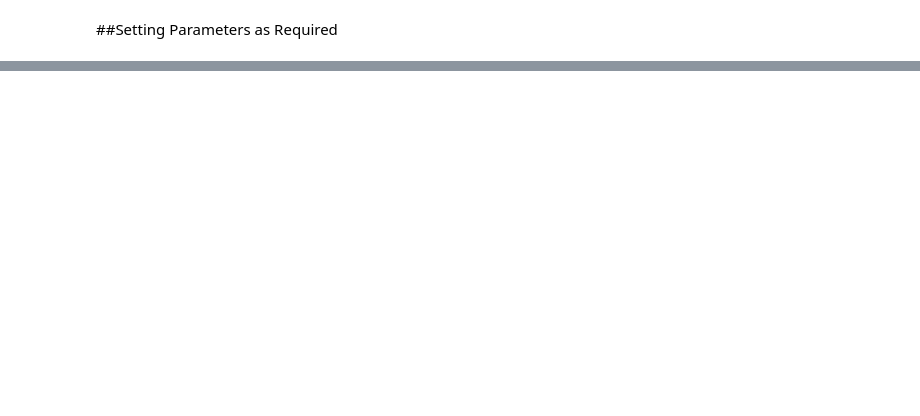
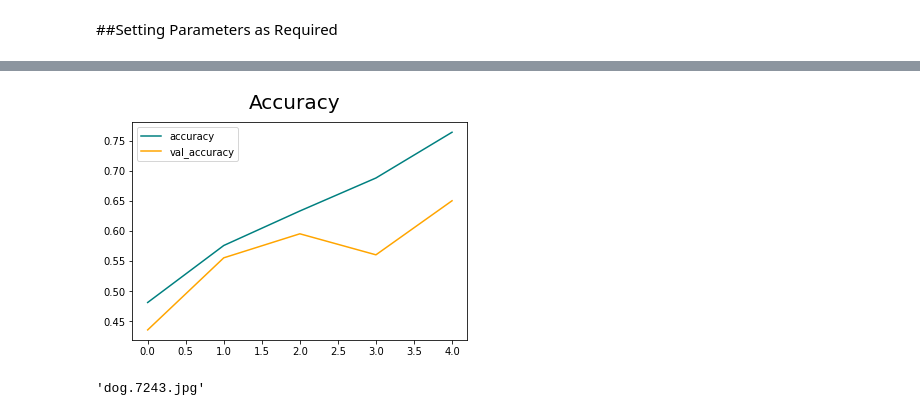
Before and after one commit to vkjadon/tf-CNN, a Jupyter notebook: tf203-dogsvscats.ipynb, the cells around one changed output, grey strips where cells are left out. Cells and saved outputs as stored; diff of their text form; code cells hidden in the pictures; blank space fills up the shorter version.

```diff
--- a/tf203-dogsvscats.ipynb
+++ b/tf203-dogsvscats.ipynb
@@ -131,0 +247,9 @@ train_ds = tf.keras.utils.image_dataset_from_directory(
+# %%
+fig = plt.figure()
+plt.plot(hist.history['accuracy'], color='teal', label='accuracy')
+plt.plot(hist.history['val_accuracy'], color='orange', label='val_accuracy')
+fig.suptitle('Accuracy', fontsize=20)
+plt.legend(loc="upper left")
+plt.show()
+# %% [output]
+[figure, added]
@@ -131,0 +258,6 @@ train_ds = tf.keras.utils.image_dataset_from_directory(
+# %%
+image_path=os.path.join(test_dir, 'dog')
+random_image=random.choice(os.listdir(image_path))
+random_image
+# %% [output]
+'dog.7243.jpg'
```
Also changed, not shown: parts of 35 cells of this notebook.
